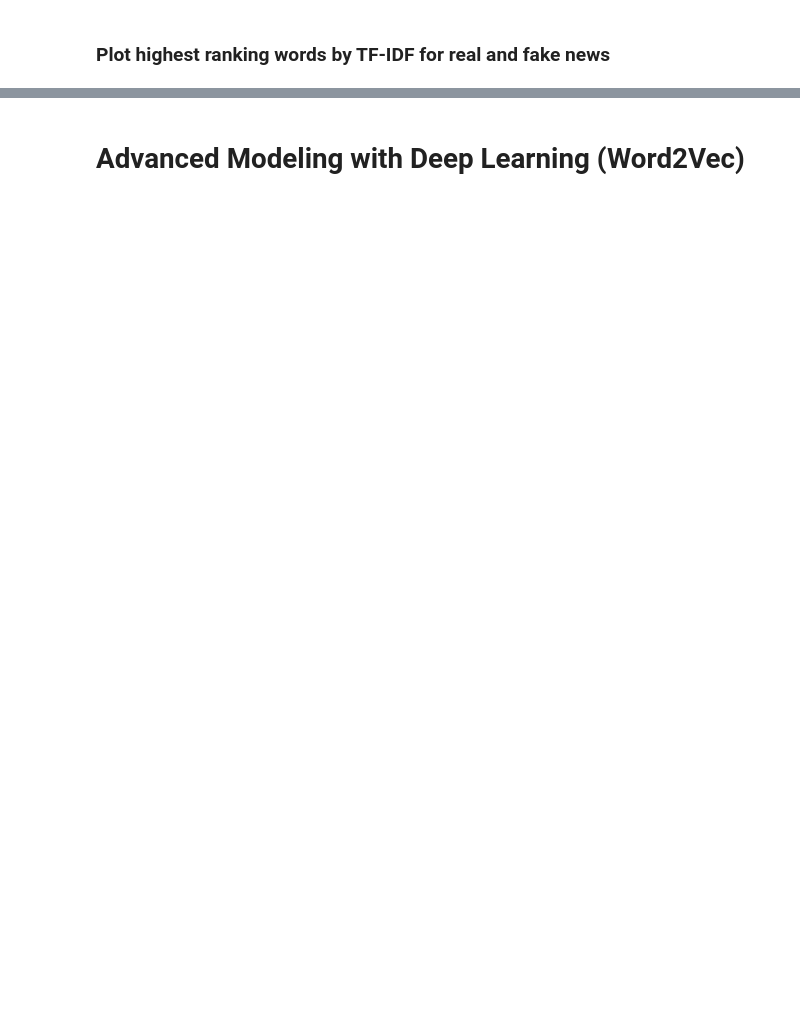
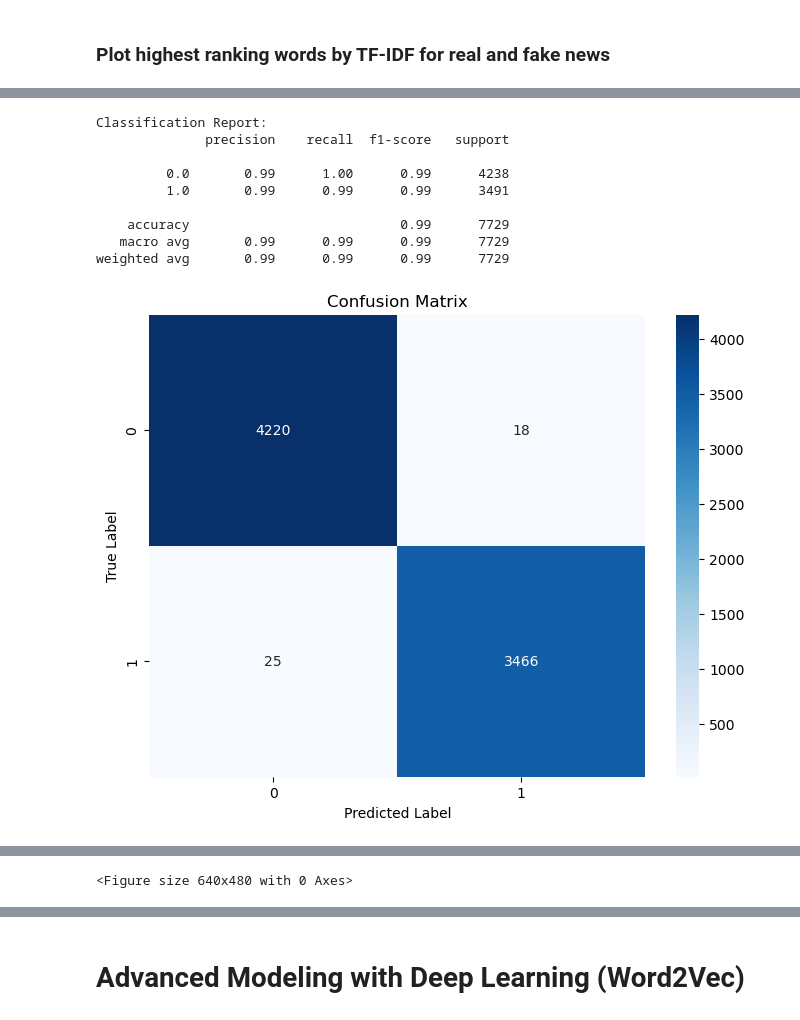
Before and after one commit to oblomovite/fake_news_classifier, a Jupyter notebook: index.ipynb, the cells around one changed output, grey strips where cells are left out. Cells and saved outputs as stored; diff of their text form; code cells hidden in the pictures; blank space fills up the shorter version.

```diff
--- a/index.ipynb
+++ b/index.ipynb
@@ -774,2 +729,6 @@ We split the data into training and testing sets. The training set will be used
 # %%
 X_train, X_test, y_train, y_test = train_test_split(df["text"], df["label"], test_size=0.2, random_state=42, stratify=df["label"])
+
+# reset indices to ensure contiguous indices
+X_train = X_train.reset_index(drop=True)
+y_train = y_train.reset_index(drop=True).values
@@ -795,6 +752,12 @@ X_test_tfidf = tfidf_vectorizer.transform(X_test)
 Once we have the features extracted and normalized, we can train the Logistic Regression model on the training data.
 # %%
-# train a logistic regression model
+# train a logistic regression model with GridSearchCV to find the best hyperparameters
 logistic_regression = LogisticRegression(max_iter=1000)
-logistic_regression.fit(X_train_tfidf, y_train)
+param_grid = {
+    "C": [0.01, 0.1, 1, 10, 100],
+    "penalty": ["l1", "l2"],
+    "solver": ["liblinear"]
+}
+baseline = GridSearchCV(logistic_regression, param_grid, cv=5)
+baseline.fit(X_train_tfidf, y_train)
 # %% [output]
@@ -807,2 +768,0 @@ LogisticRegression(max_iter=1000)
-# %%
-y_pred = logistic_regression.predict(X_test_tfidf)
@@ -853,0 +769,62 @@ Best Score: 0.9950836119736565
+# %%
+from sklearn.metrics import roc_auc_score
+from sklearn.model_selection import cross_val_score
+
+
+def evaluate_model(model, X_test, y_test):
+    """
+    Evaluates a given model on the test set.
+
+    Parameters:
+    - model: Trained model object.
+    - X_test: Test features.
+    - y_test: Test labels.
+
+    Returns:
+    - Prints the classification report and confusion matrix.
+    """
+    y_pred = model.predict(X_test)
+    y_pred_proba = model.predict_proba(X_test)[:, 1]
+
+    # create a classification report using sklearn and print it
+    print("Classification Report:")
+    print(classification_report(y_test, y_pred))
+
+    # save the classification report
+    with open("./baseline_classification_report.txt", "w") as f:
+        f.write(classification_report(y_test, y_pred))
+
+    # create a confusion matrix heatmap using seaborn and matplotlib without the color bar
+    plt.figure(figsize=(8, 6))
+    sns.heatmap(confusion_matrix(y_test, y_pred), annot=True, fmt="d", cmap="Blues")
+    plt.title("Confusion Matrix")
+    plt.xlabel("Predicted Label")
+    plt.ylabel("True Label")
+    plt.show()
+
+    # save the confusion matrix plot
+    plt.savefig("./images/baseline_confusion_matrix.png")
+
+    print(f"Accuracy: {accuracy_score(y_test, y_pred):.2f}")
+
+    # calculate the ROC AUC score
+    roc_auc = roc_auc_score(y_test, y_pred_proba)
+    print(f"ROC AUC: {roc_auc:.2f}")
+
+    # calculate cross-validation scores
+    cv_scores = cross_val_score(model, X_test, y_test, cv=5, scoring="roc_auc")
+    print(f"Cross-Validation Accuracy scores: {cv_scores}")
+
+y_pred = baseline.predict(X_test_tfidf)
+evaluate_model(baseline, X_test_tfidf, y_test)
+# %% [output]
+Classification Report:
+              precision    recall  f1-score   support
+
+         0.0       0.99      1.00      0.99      4238
+         1.0       0.99      0.99      0.99      3491
+
+    accuracy                           0.99      7729
+   macro avg       0.99      0.99      0.99      7729
+weighted avg       0.99      0.99      0.99      7729
+[figure, added]
@@ -853,0 +834 @@ Best Score: 0.9950836119736565
+<Figure size 640x480 with 0 Axes>
```
Also changed, not shown: parts of 72 cells of this notebook, 2 other files.
